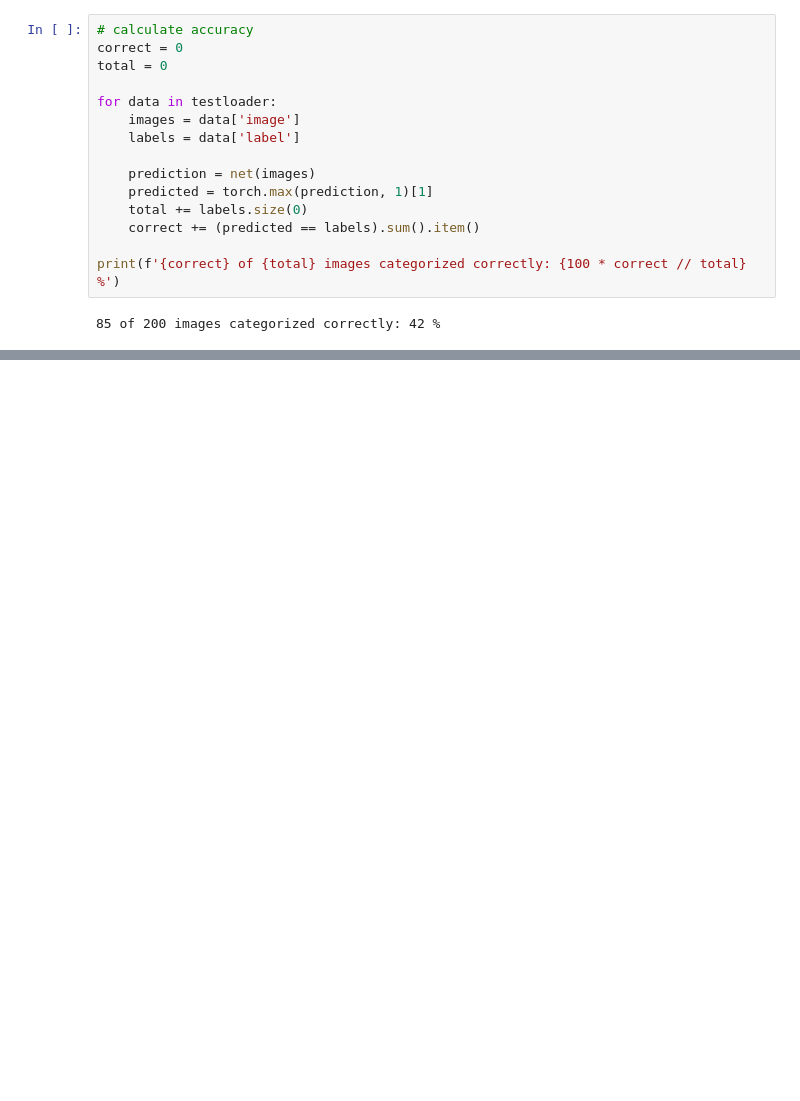
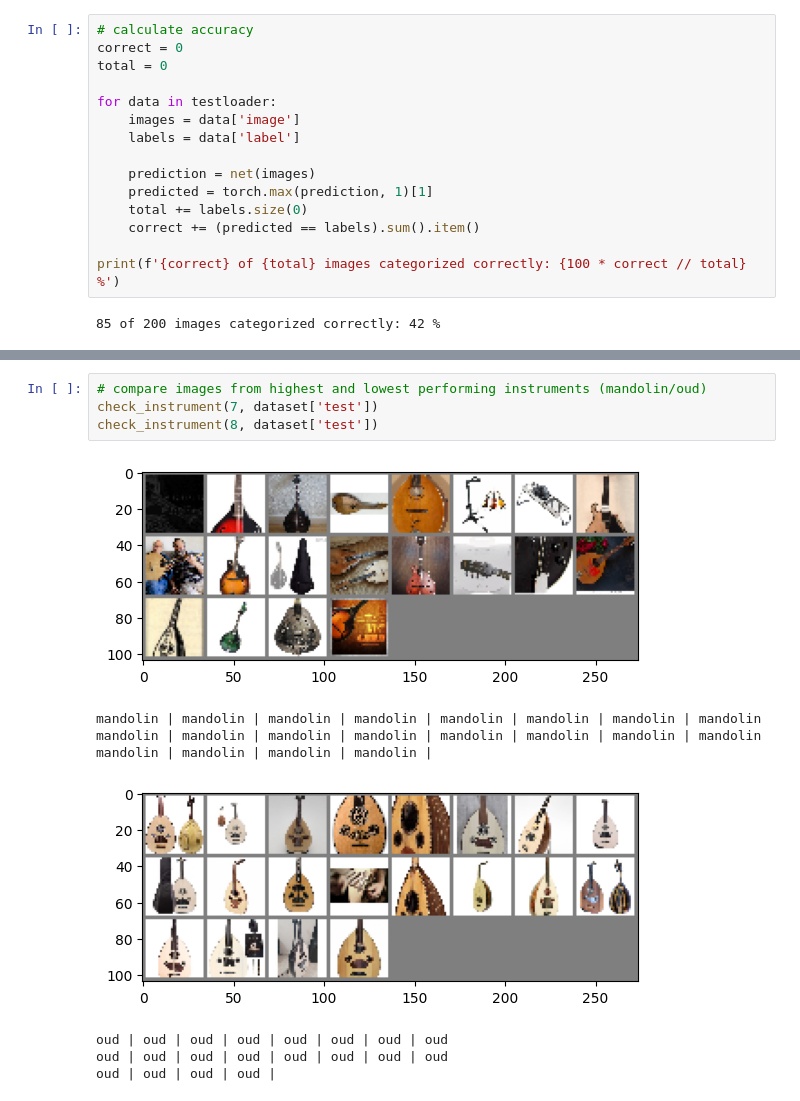
Before and after one commit to DanLucas1/image_classification, a Jupyter notebook: img_classification_instruments.ipynb, the cells around one changed output, grey strips where cells are left out. Cells and saved outputs as stored; diff of their text form; blank space fills up the shorter version.

```diff
--- a/img_classification_instruments.ipynb
+++ b/img_classification_instruments.ipynb
@@ -360,0 +383,13 @@ print(f'{correct} of {total} images categorized correctly: {100 * correct // tot
+# %%
+# compare images from highest and lowest performing instruments (mandolin/oud)
+check_instrument(7, dataset['test'])
+check_instrument(8, dataset['test'])
+# %% [output]
+[figure, added]
+mandolin | mandolin | mandolin | mandolin | mandolin | mandolin | mandolin | mandolin
+mandolin | mandolin | mandolin | mandolin | mandolin | mandolin | mandolin | mandolin
+mandolin | mandolin | mandolin | mandolin |
+[figure, added]
+oud | oud | oud | oud | oud | oud | oud | oud
+oud | oud | oud | oud | oud | oud | oud | oud
+oud | oud | oud | oud |
```
Also changed, not shown: parts of 17 cells of this notebook.
